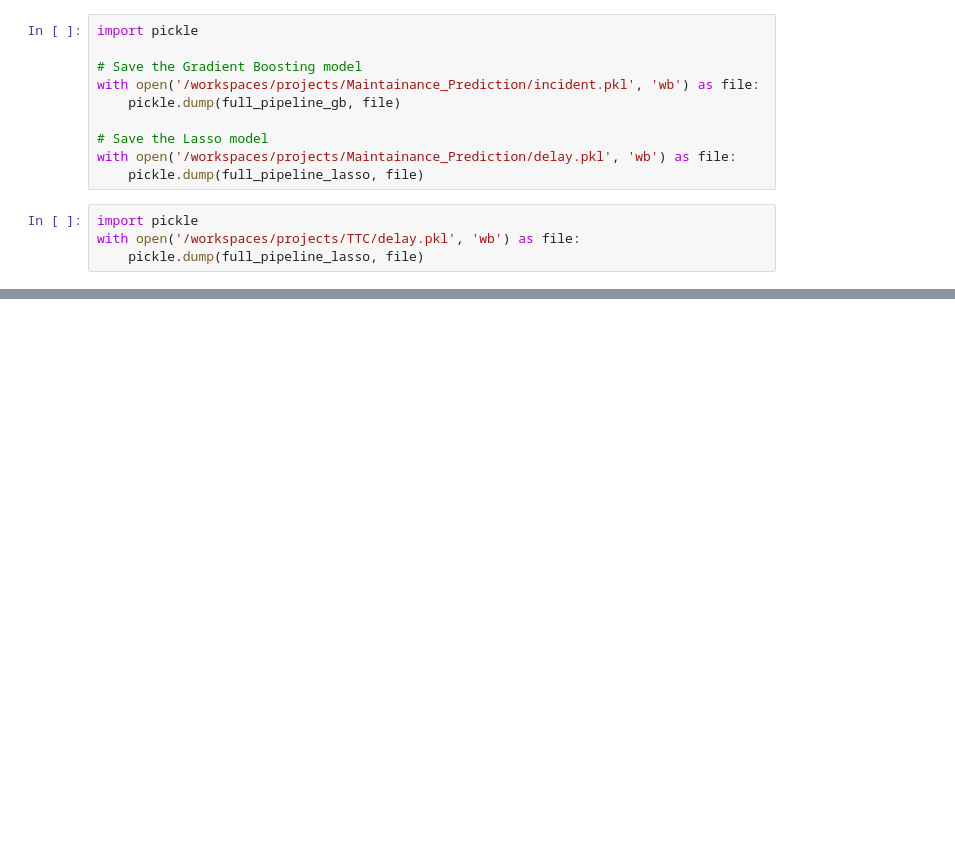
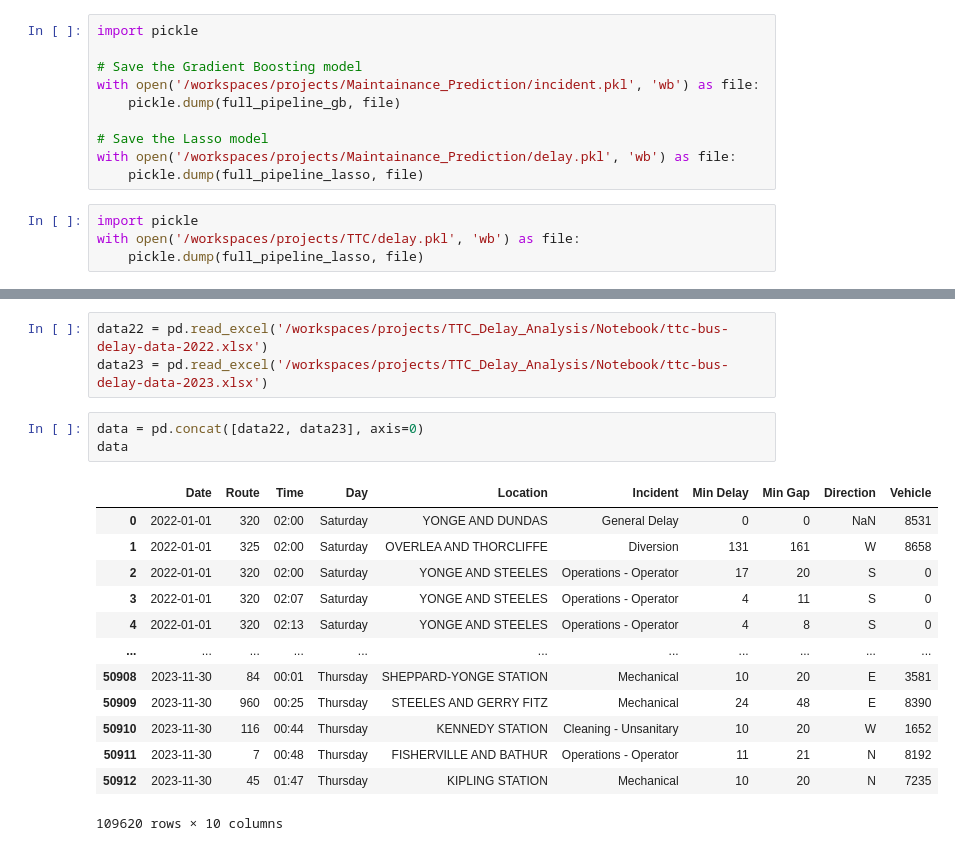
Before and after one commit to bainskarman/projects, a Jupyter notebook: TTC_Delay_Analysis/Notebook/ML and DL.ipynb, the cells around one changed output, grey strips where cells are left out. Drawn from its saved outputs; the diff is of its cells as text; blank space fills up the shorter version.

```diff
--- a/TTC_Delay_Analysis/Notebook/ML and DL.ipynb
+++ b/TTC_Delay_Analysis/Notebook/ML and DL.ipynb
@@ -660,0 +839,20 @@ with open('/workspaces/projects/TTC/delay.pkl', 'wb') as file:
+# %%
+data22 = pd.read_excel('/workspaces/projects/TTC_Delay_Analysis/Notebook/ttc-bus-delay-data-2022.xlsx')
+data23 = pd.read_excel('/workspaces/projects/TTC_Delay_Analysis/Notebook/ttc-bus-delay-data-2023.xlsx')
+# %%
+data = pd.concat([data22, data23], axis=0)
+data
+# %% [output]
+|  | Date | Route | Time | Day | Location | Incident | Min Delay | Min Gap | Direction | Vehicle |
+| 0 | 2022-01-01 | 320 | 02:00 | Saturday | YONGE AND DUNDAS | General Delay | 0 | 0 | NaN | 8531 |
+| 1 | 2022-01-01 | 325 | 02:00 | Saturday | OVERLEA AND THORCLIFFE | Diversion | 131 | 161 | W | 8658 |
+| 2 | 2022-01-01 | 320 | 02:00 | Saturday | YONGE AND STEELES | Operations - Operator | 17 | 20 | S | 0 |
+| 3 | 2022-01-01 | 320 | 02:07 | Saturday | YONGE AND STEELES | Operations - Operator | 4 | 11 | S | 0 |
+| 4 | 2022-01-01 | 320 | 02:13 | Saturday | YONGE AND STEELES | Operations - Operator | 4 | 8 | S | 0 |
+| ... | ... | ... | ... | ... | ... | ... | ... | ... | ... | ... |
+| 50908 | 2023-11-30 | 84 | 00:01 | Thursday | SHEPPARD-YONGE STATION | Mechanical | 10 | 20 | E | 3581 |
+| 50909 | 2023-11-30 | 960 | 00:25 | Thursday | STEELES AND GERRY FITZ | Mechanical | 24 | 48 | E | 8390 |
+| 50910 | 2023-11-30 | 116 | 00:44 | Thursday | KENNEDY STATION | Cleaning - Unsanitary | 10 | 20 | W | 1652 |
+| 50911 | 2023-11-30 | 7 | 00:48 | Thursday | FISHERVILLE AND BATHUR | Operations - Operator | 11 | 21 | N | 8192 |
+| 50912 | 2023-11-30 | 45 | 01:47 | Thursday | KIPLING STATION | Mechanical | 10 | 20 | N | 7235 |
+109620 rows × 10 columns
```
Also changed, not shown: parts of 15 cells of this notebook, 5 other files.
